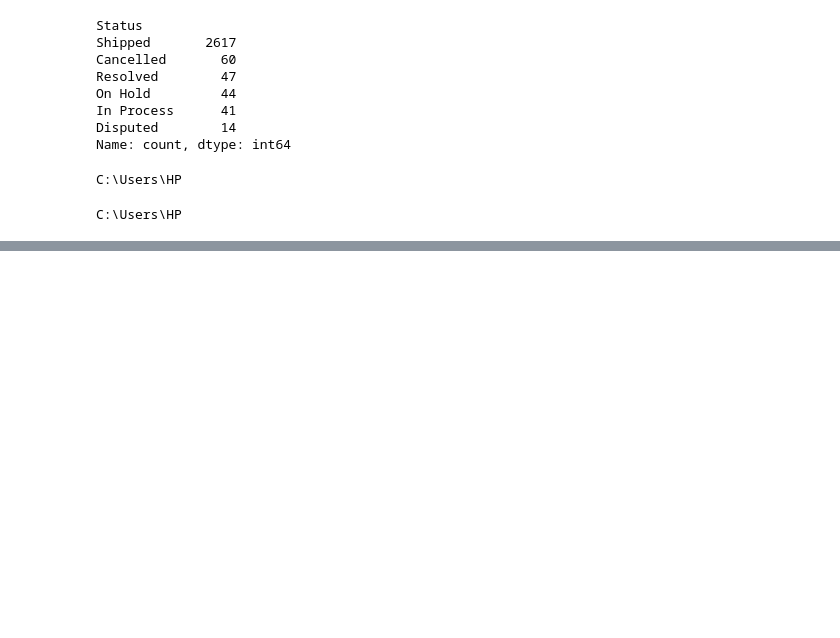
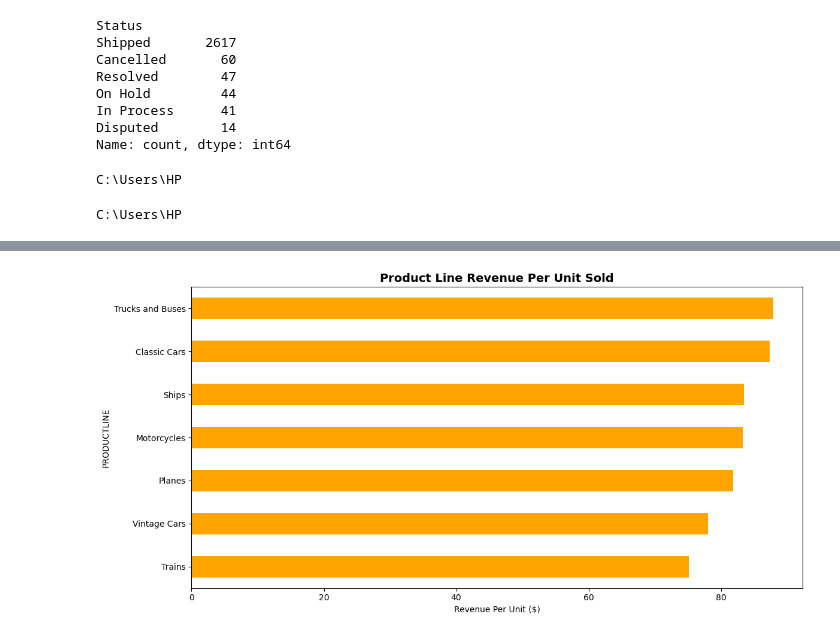
Before and after one commit to Saad-TheAnalyst/Sales-Analysis-Project, a Jupyter notebook: SalesProject.ipynb, the cells around one changed output, grey strips where cells are left out. Cells and saved outputs as stored; diff of their text form; code cells hidden in the pictures; blank space fills up the shorter version.

```diff
--- a/SalesProject.ipynb
+++ b/SalesProject.ipynb
@@ -522,0 +617,11 @@ C:\Users\HP
+# %%
+##   Product Line Profitability
+
+product_profit = df.groupby('PRODUCTLINE').agg(
+    Total_Revenue=('TotalRevenue', 'sum'),
+    Total_Quantity=('QUANTITYORDERED', 'sum'),
+    Avg_Price=('PRICEEACH', 'mean')
+).round(2)
+product_profit['Revenue_Per_Unit'] = (product_profit['Total_Revenue'] / product_profit['Total_Quantity']).round(2)
+print("=== PRODUCT LINE PROFITABILITY ===")
+print(product_profit.sort_values('Revenue_Per_Unit', ascending=False).to_string())
@@ -522,0 +745,11 @@ C:\Users\HP
+# %%
+##  Product Line Profitability
+
+plt.figure(figsize=(12,6))
+product_profit['Revenue_Per_Unit'].sort_values().plot(kind='barh', color='orange')
+plt.title('Product Line Revenue Per Unit Sold', fontsize=14, fontweight='bold')
+plt.xlabel('Revenue Per Unit ($)')
+plt.tight_layout()
+plt.show()
+# %% [output]
+[figure, added]
```
Also changed, not shown: parts of 21 cells of this notebook, 2 other files.
